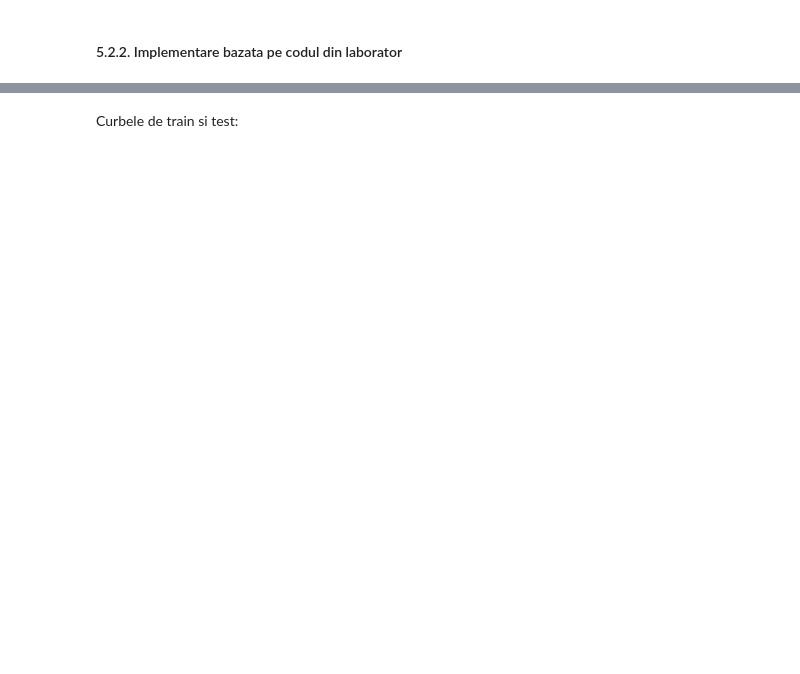
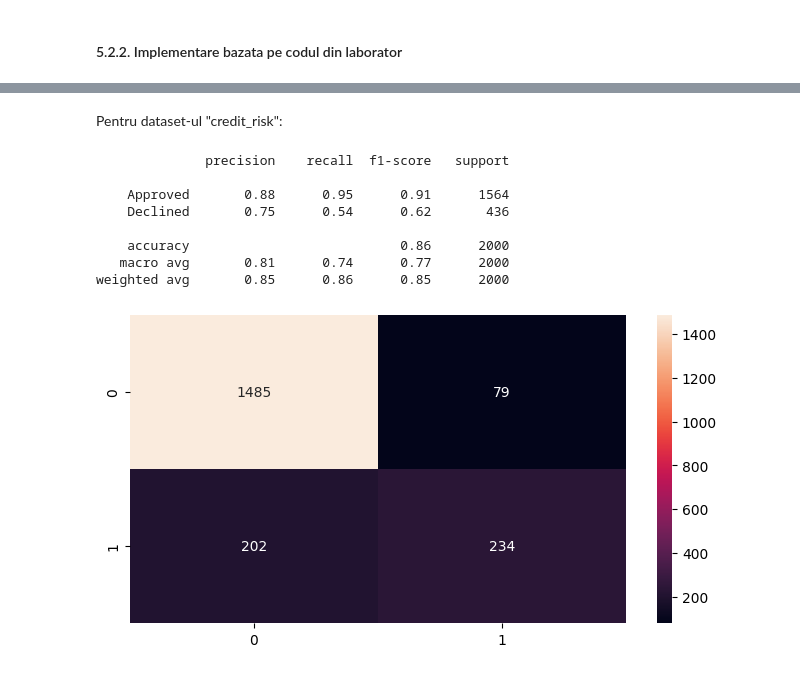
Before and after one commit to AlexLicuriceanu/inteligenta-artificiala, a Jupyter notebook: tema2-ml-aplicat/predictions.ipynb, the cells around one changed output, grey strips where cells are left out. Cells and saved outputs as stored; diff of their text form; code cells hidden in the pictures; blank space fills up the shorter version.

```diff
--- a/tema2-ml-aplicat/predictions.ipynb
+++ b/tema2-ml-aplicat/predictions.ipynb
@@ -1047,2 +896,36 @@ weighted avg       0.79      0.81      0.78      2000
-# %% [markdown]
-Curbele de train si test:
+# %% [markdown]
+Pentru dataset-ul "credit_risk":
+# %%
+layers = [
+    Linear(cr_X_train.shape[1], 100),
+]
+
+for _ in range(10):
+    layers.append(ReLU())
+    layers.append(Linear(100, 100))
+
+layers.append(ReLU())
+layers.append(Linear(100, 2))
+
+label_encoder = preprocessing.LabelEncoder()
+cr_y_train = label_encoder.fit_transform(cr_y_train)
+cr_y_test = label_encoder.transform(cr_y_test)
+
+network = FeedForwardNetwork(layers)
+trained_network = train(network, cr_X_train, cr_y_train)
+
+cr_y_pred = predict(trained_network, cr_X_test)
+cr_y_pred = label_encoder.inverse_transform(cr_y_pred)
+cr_y_test = label_encoder.inverse_transform(cr_y_test)
+
+print_metrics(cr_y_test, cr_y_pred)
+# %% [output]
+              precision    recall  f1-score   support
+
+    Approved       0.88      0.95      0.91      1564
+    Declined       0.75      0.54      0.62       436
+
+    accuracy                           0.86      2000
+   macro avg       0.81      0.74      0.77      2000
+weighted avg       0.85      0.86      0.85      2000
+[figure, added]
```
Also changed, not shown: parts of 48 cells of this notebook, 2 other files.
